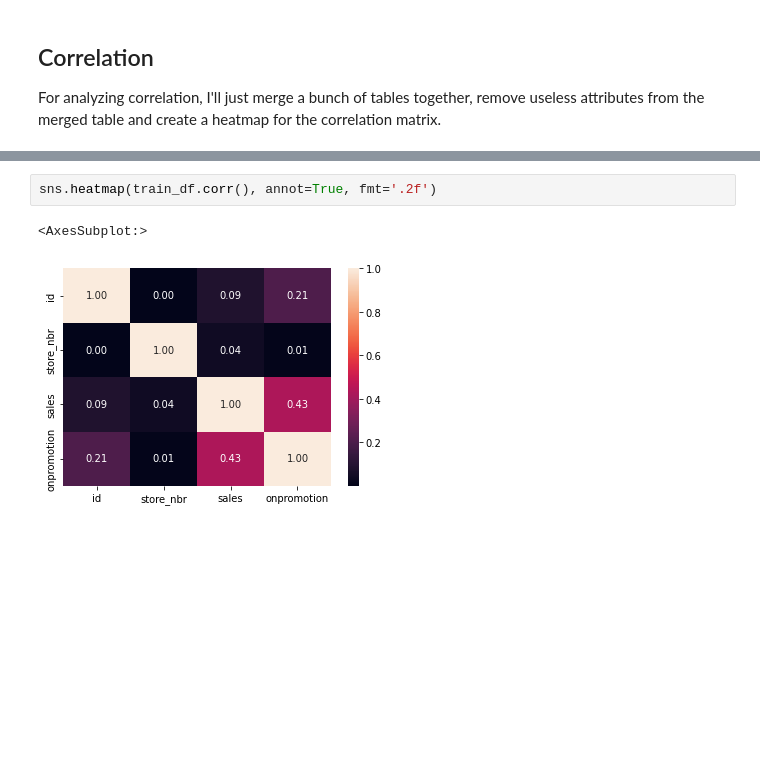
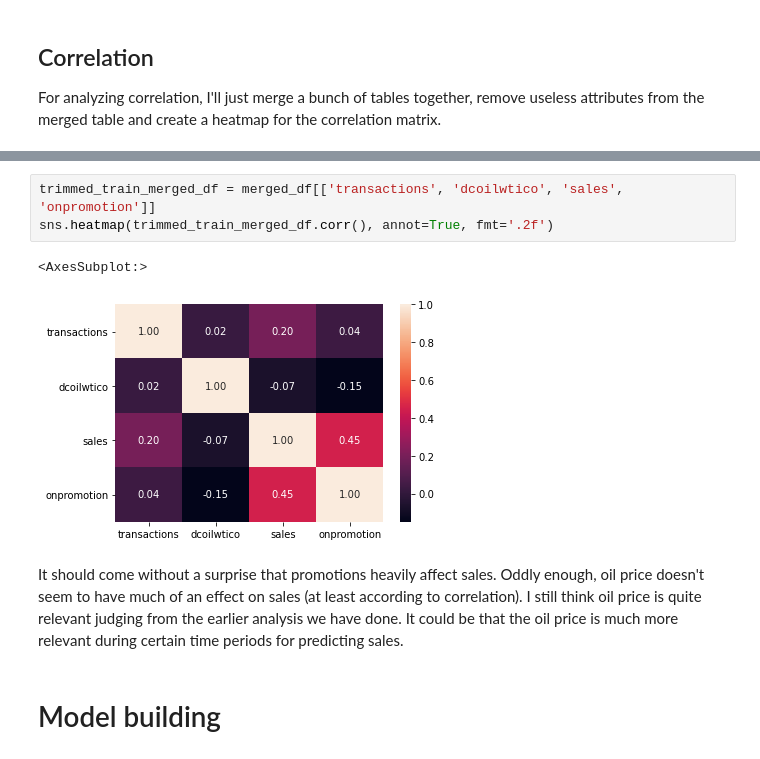
Before and after one commit to HelloWorld183L/EDA_Work, a Jupyter notebook: salestimeseries.ipynb, the cells around one changed output, grey strips where cells are left out. Cells and saved outputs as stored; diff of their text form; blank space fills up the shorter version.

```diff
--- a/salestimeseries.ipynb
+++ b/salestimeseries.ipynb
@@ -803,5 +836,10 @@ For analyzing correlation, I'll just merge a bunch of tables together, remove us
 # %%
-sns.heatmap(train_df.corr(), annot=True, fmt='.2f')
+trimmed_train_merged_df = merged_df[['transactions', 'dcoilwtico', 'sales', 'onpromotion']]
+sns.heatmap(trimmed_train_merged_df.corr(), annot=True, fmt='.2f')
 # %% [output]
 <AxesSubplot:>
-[figure, old version]
+[figure, new version]
+# %% [markdown]
+It should come without a surprise that promotions heavily affect sales. Oddly enough, oil price doesn't seem to have much of an effect on sales (at least according to correlation). I still think oil price is quite relevant judging from the earlier analysis we have done. It could be that the oil price is much more relevant during certain time periods for predicting sales.
+# %% [markdown]
+# Model building
```
Also changed, not shown: parts of 16 cells of this notebook, 8 other files.
